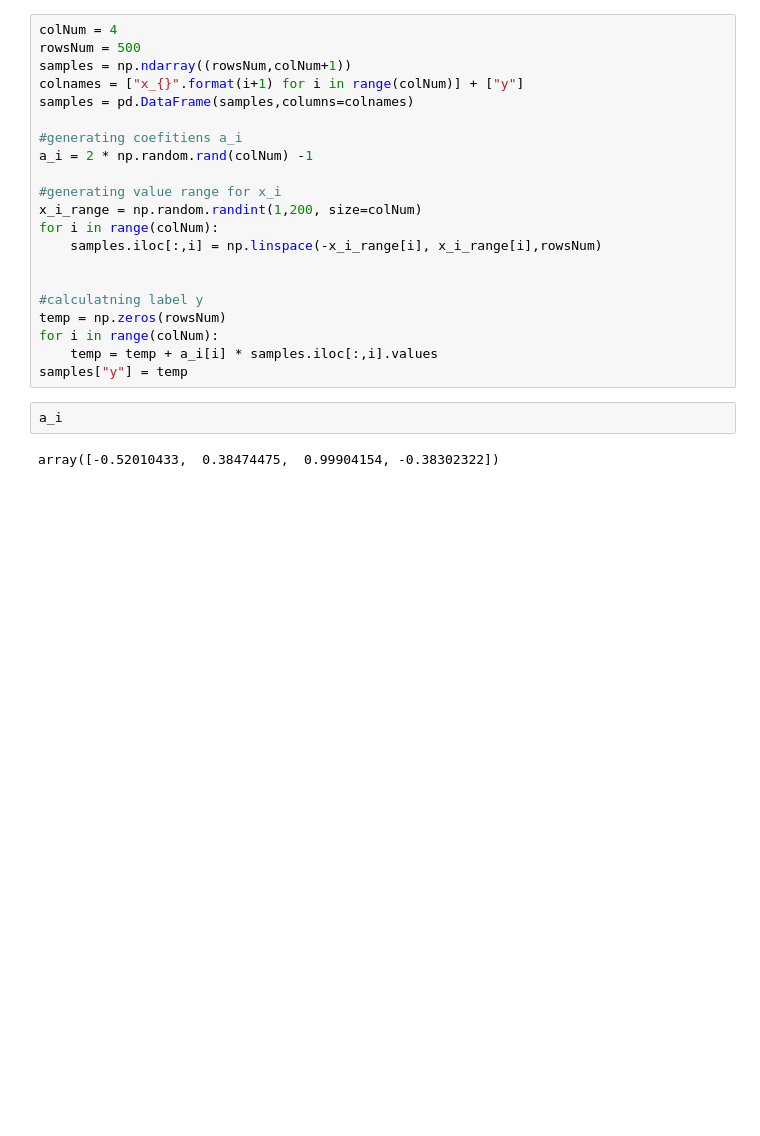
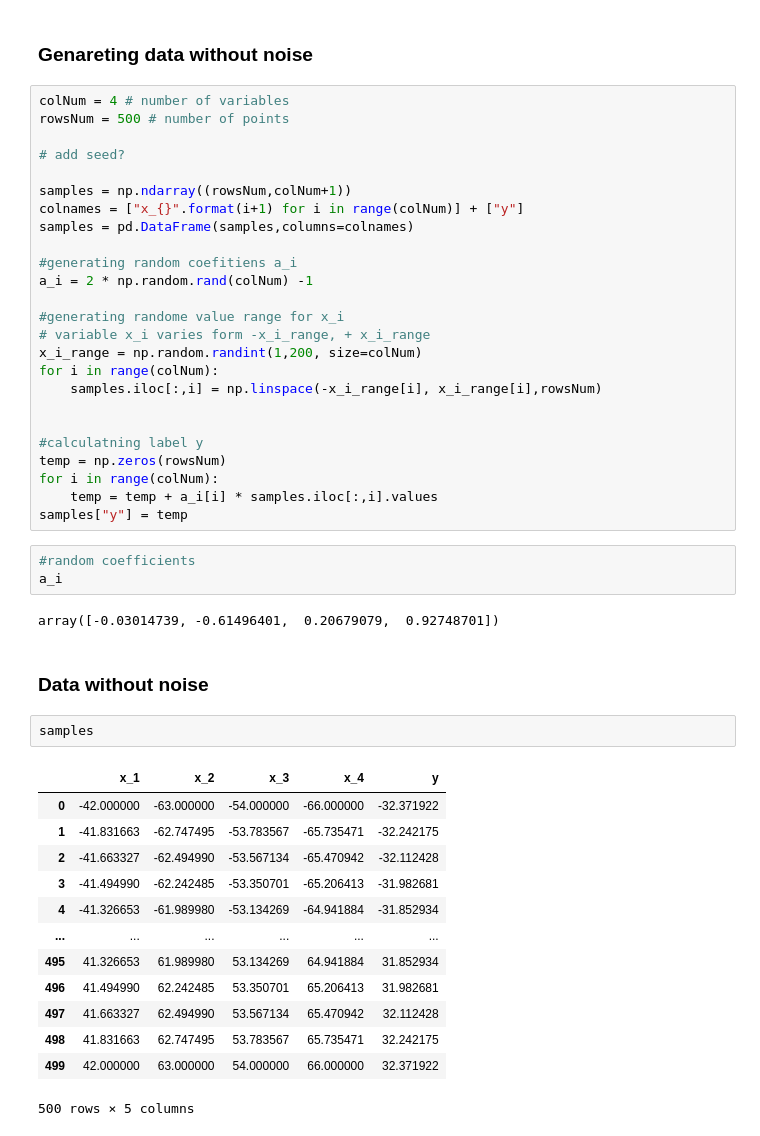
Before and after one commit to Waldemar-DataScience/Regression-Models, a Jupyter notebook: Linear Regression generator.ipynb, the cells around one changed output. Cells and saved outputs as stored; diff of their text form; blank space fills up the shorter version.

```diff
--- a/Linear Regression generator.ipynb
+++ b/Linear Regression generator.ipynb
@@ -10,14 +17,20 @@ Setting number of columns, noise level of data - values and label.
+# %% [markdown]
+### Genareting data without noise
 # %%
-colNum = 4
-rowsNum = 500
+colNum = 4 # number of variables
+rowsNum = 500 # number of points
+
+# add seed?
+
 samples = np.ndarray((rowsNum,colNum+1))
 colnames = ["x_{}".format(i+1) for i in range(colNum)] + ["y"]
 samples = pd.DataFrame(samples,columns=colnames)
 
-#generating coefitiens a_i
+#generating random coefitiens a_i
 a_i = 2 * np.random.rand(colNum) -1
 
-#generating value range for x_i
+#generating randome value range for x_i
+# variable x_i varies form -x_i_range, + x_i_range
 x_i_range = np.random.randint(1,200, size=colNum)
 for i in range(colNum):
     samples.iloc[:,i] = np.linspace(-x_i_range[i], x_i_range[i],rowsNum)
@@ -28,7 +41,26 @@ temp = np.zeros(rowsNum)
 for i in range(colNum):
     temp = temp + a_i[i] * samples.iloc[:,i].values
 samples["y"] = temp
-# %%
-a_i
-# %% [output]
-array([-0.52010433,  0.38474475,  0.99904154, -0.38302322])
+# %%
+#random coefficients
+a_i
+# %% [output]
+array([-0.03014739, -0.61496401,  0.20679079,  0.92748701])
+# %% [markdown]
+### Data without noise
+# %%
+samples
+# %% [output]
+|  | x_1 | x_2 | x_3 | x_4 | y |
+| 0 | -42.000000 | -63.000000 | -54.000000 | -66.000000 | -32.371922 |
+| 1 | -41.831663 | -62.747495 | -53.783567 | -65.735471 | -32.242175 |
+| 2 | -41.663327 | -62.494990 | -53.567134 | -65.470942 | -32.112428 |
+| 3 | -41.494990 | -62.242485 | -53.350701 | -65.206413 | -31.982681 |
+| 4 | -41.326653 | -61.989980 | -53.134269 | -64.941884 | -31.852934 |
+| ... | ... | ... | ... | ... | ... |
+| 495 | 41.326653 | 61.989980 | 53.134269 | 64.941884 | 31.852934 |
+| 496 | 41.494990 | 62.242485 | 53.350701 | 65.206413 | 31.982681 |
+| 497 | 41.663327 | 62.494990 | 53.567134 | 65.470942 | 32.112428 |
+| 498 | 41.831663 | 62.747495 | 53.783567 | 65.735471 | 32.242175 |
+| 499 | 42.000000 | 63.000000 | 54.000000 | 66.000000 | 32.371922 |
+500 rows × 5 columns
```
Also changed, not shown: parts of 16 cells of this notebook, 3 other files.
